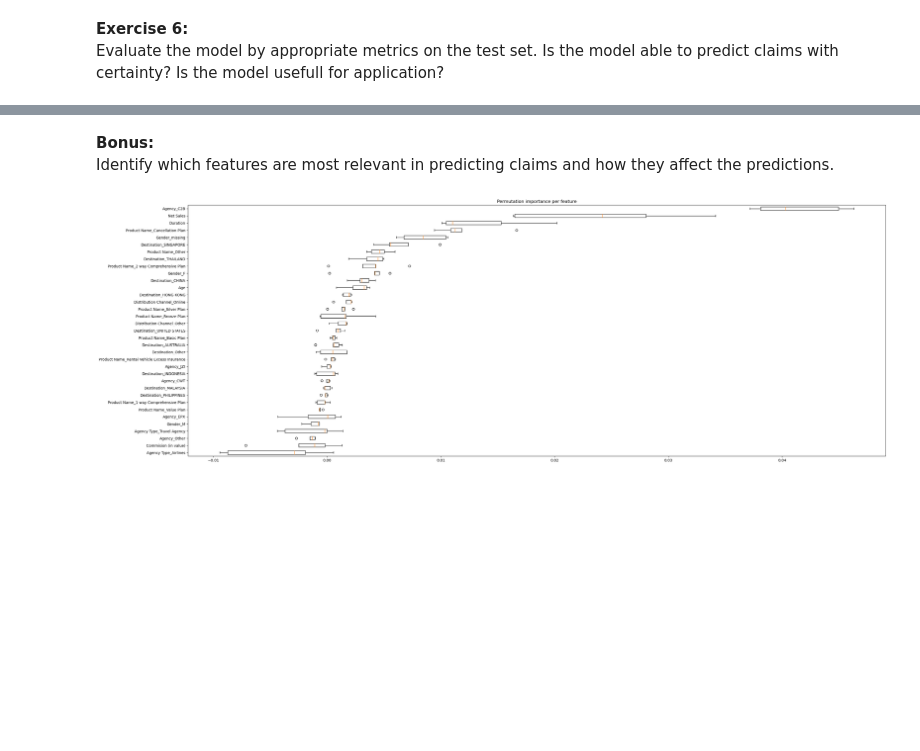
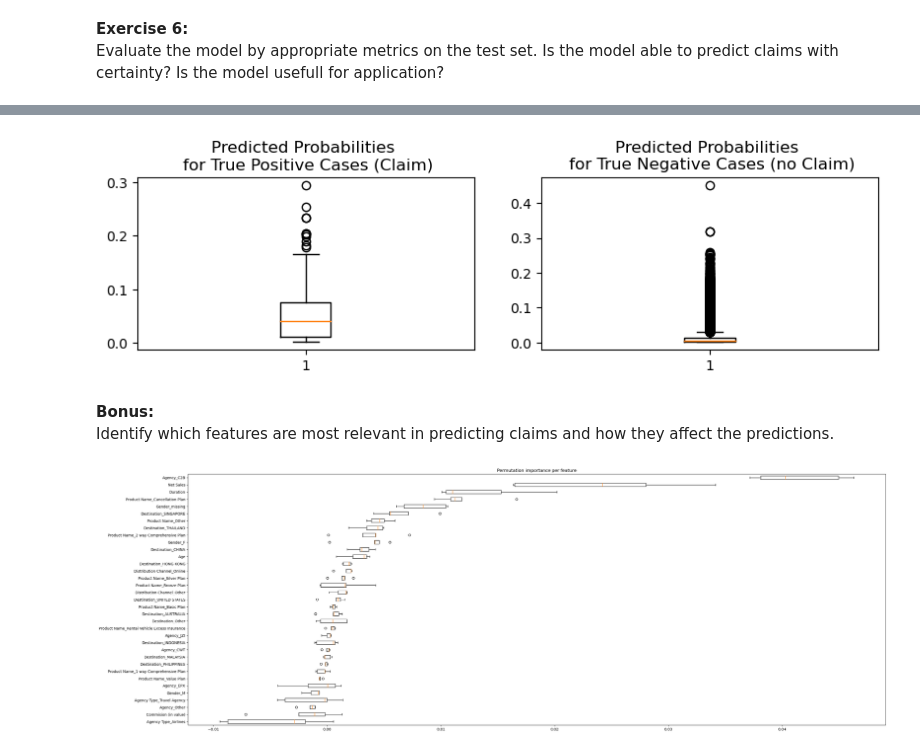
Before and after one commit to Humboldt-WI/delta, a Jupyter notebook: exercises/tut1_recap_bads_teacher.ipynb, the cells around one changed output, grey strips where cells are left out. Saved outputs shown, nothing was run; the diff lists cells and outputs as text; code cells hidden in the pictures; blank space fills up the shorter version.

```diff
--- a/exercises/tut1_recap_bads_teacher.ipynb
+++ b/exercises/tut1_recap_bads_teacher.ipynb
@@ -77,7 +77,9 @@ unique         149      2
 top      SINGAPORE      M
 freq         13255   9347
 # %%
-trav_ins=trav_ins[trav_ins['Duration']>0]
+#Remove the rows where the feature Duration has negative values:
+trav_ins=trav_ins[trav_ins['Duration']>=0]
+#Get the number of duplicated rows and remove any duplicates after that:
 print('Number of duplicated samples: ',trav_ins[trav_ins.duplicated()].shape[0])
 trav_ins=trav_ins.drop_duplicates(keep='first')
 # %% [output]
@@ -163,21 +170,20 @@ X_train, X_test, y_train, y_test=train_test_split(predictors,target,
 **Exercise 5:**<br>
 Build a random forest model on the training data. Find the best tuning parameters by grid search.
 Below is a simple grid, which you could choose.
+# %%
+## Define a hyperparameter grid for tuning the ML model:
+param_grid = {'n_estimators': [500,1000],
+              'max_features': [4, 8, 12],
+              'max_depth':[10,15]
+              }
 # %%
-## example parameter grid
-param_grid = {'n_estimators': [500],
-              'max_features': [4, 8, 12],
-              'max_depth':[10]
-              }
-
-from sklearn.model_selection import ParameterGrid
-#Grid Search Cross Validation:
-rf=RandomForestClassifier()
-gs_rf=GridSearchCV(estimator=rf,
-                   param_grid=param_grid,cv=5,scoring='roc_auc',verbose=1)
+#Perform Grid Search Cross Validation with 5 folds:
+gs_rf=GridSearchCV(estimator=RandomForestClassifier(),
+                   param_grid=param_grid,
+                   cv=5,scoring='roc_auc',verbose=1)
 gs_rf.fit(X_train,y_train)
 
-print('Grid Search CV Results on training data: \n')
+print('Grid Search CV Results when grouping categorical levels with less than 2000 occurances: \n')
 print('Best Score: ',gs_rf.best_score_)
 print('Best parameters: ',gs_rf.best_params_)
 rf_best=gs_rf.best_estimator_
@@ -238,3 +224,23 @@ Precision Score:  0.053
+# %%
+plt.rcParams['figure.figsize']=15,5
+ax1=plt.subplot(2,3,1)
+ax2=plt.subplot(2,3,2)
+
+#First Boxplot:
+true_positives_indices=np.where(y_test==1.0)[0]
+predicted_proba_TP=predicted_probas[true_positives_indices]
+ax1.boxplot(predicted_proba_TP)
+ax1.set_title('Predicted Probabilities \n for True Positive Cases (Claim)')
+
+#Second Boxplot:
+true_negative_indices=np.where(y_test==0)[0]
+predicted_proba_TN=predicted_probas[true_negative_indices]
+ax2.boxplot(predicted_proba_TN)
+ax2.set_title('Predicted Probabilities \n for True Negative Cases (no Claim)')
+plt.show()
+plt.close()
+# %% [output]
+[figure, new version]
 # %% [markdown]
 **Bonus:**<br>
 Identify which features are most relevant in predicting claims and how they affect the predictions.
```
Also changed, not shown: parts of 13 cells of this notebook.
